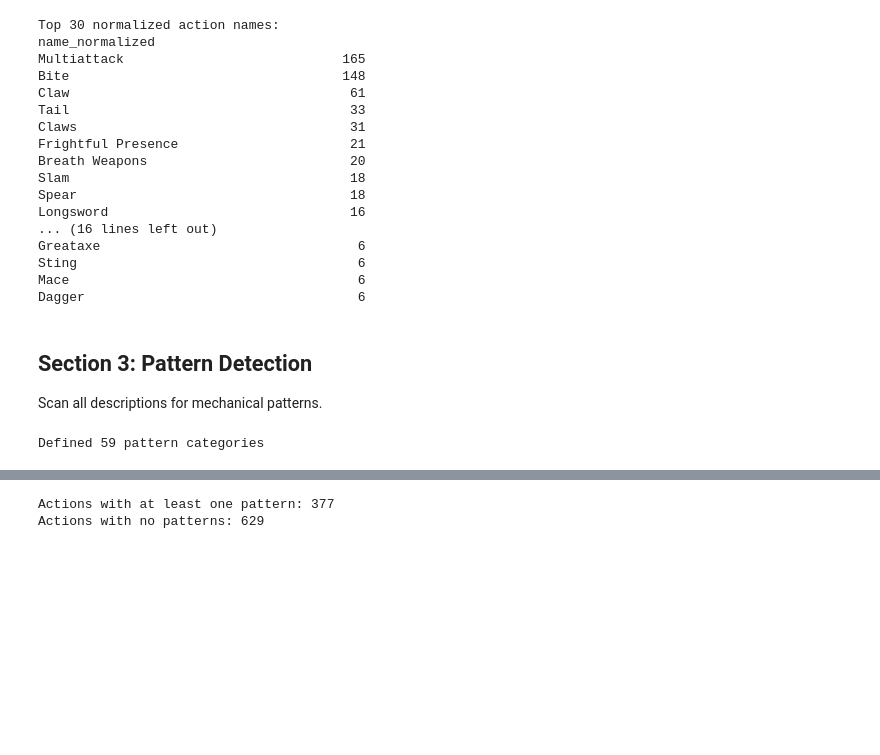
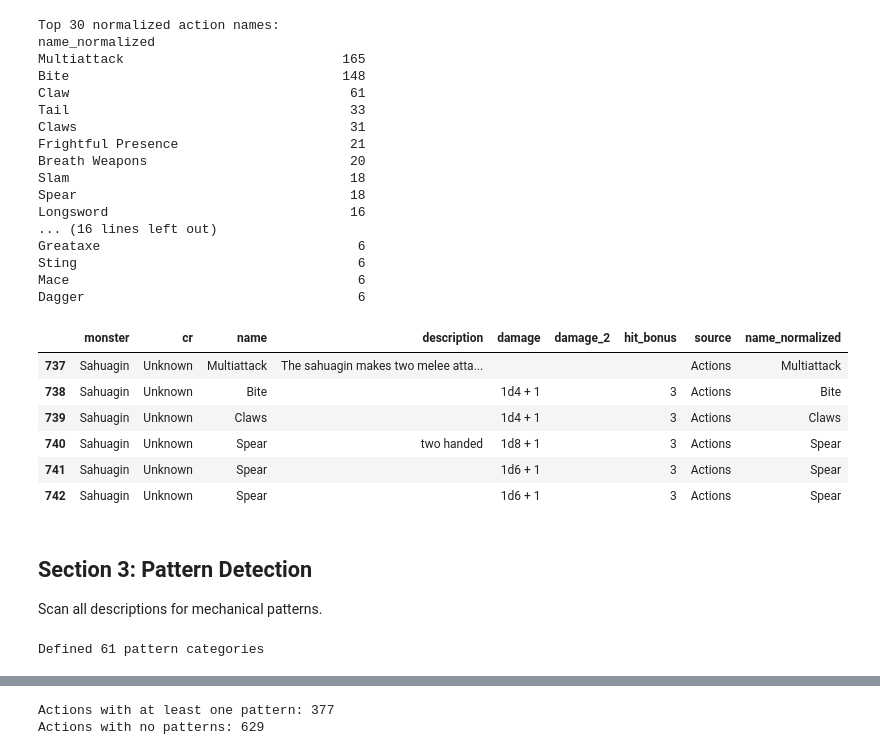
Before and after one commit to conorbarryhoke/matrix_v0, a Jupyter notebook: notebooks/exploration/feature_classification/notebooks/1_pattern_extraction.ipynb, the cells around one changed output, grey strips where cells are left out. Cells and saved outputs as stored; diff of their text form; code cells hidden in the pictures; blank space fills up the shorter version.

Commit message:
add hide patterns

```diff
--- a/notebooks/exploration/feature_classification/notebooks/1_pattern_extraction.ipynb
+++ b/notebooks/exploration/feature_classification/notebooks/1_pattern_extraction.ipynb
@@ -222,6 +234,16 @@ Greataxe                                 6
 Sting                                    6
 Mace                                     6
 Dagger                                   6
+# %%
+actions_df[actions_df['monster'] == 'Sahuagin']
+# %% [output]
+|  | monster | cr | name | description | damage | damage_2 | hit_bonus | source | name_normalized |
+| 737 | Sahuagin | Unknown | Multiattack | The sahuagin makes two melee atta... |  |  |  | Actions | Multiattack |
+| 738 | Sahuagin | Unknown | Bite |  | 1d4 + 1 |  | 3 | Actions | Bite |
+| 739 | Sahuagin | Unknown | Claws |  | 1d4 + 1 |  | 3 | Actions | Claws |
+| 740 | Sahuagin | Unknown | Spear | two handed | 1d8 + 1 |  | 3 | Actions | Spear |
+| 741 | Sahuagin | Unknown | Spear |  | 1d6 + 1 |  | 3 | Actions | Spear |
+| 742 | Sahuagin | Unknown | Spear |  | 1d6 + 1 |  | 3 | Actions | Spear |
 # %% [markdown]
 ## Section 3: Pattern Detection
 
@@ -294,6 +316,10 @@ PATTERN_DEFINITIONS = {
     'sneak_attack': r'sneak\s+attack',
     'surprise_attack': r'surpris(?:e|ed).*attack|attack.*surpris(?:e|ed)',
 
+    # Stealth / Hide abilities
+    'bonus_action_hide': r'(?:take|use)\s+the\s+(?:hide|disengage)\s+action\s+as\s+a\s+bonus\s+action|hide\s+action\s+as\s+a\s+bonus\s+action',
+    'stealth_advantage': r'advantage\s+on\s+(?:dexterity\s+)?\(?stealth\)?\s+checks?|naturally\s+stealthy',
+
     # Recharge abilities
     'recharge': r'recharge\s+\d+[-–]?\d*',
     'breath_weapon': r'breath(?:es?)?\s+(?:weapon|fire|frost|lightning|acid|poison)',
@@ -333,7 +359,7 @@ PATTERN_DEFINITIONS = {
 
 print(f"Defined {len(PATTERN_DEFINITIONS)} pattern categories")
 # %% [output]
-Defined 59 pattern categories
+Defined 61 pattern categories
 # %%
 def detect_patterns(text, patterns=PATTERN_DEFINITIONS):
     """Detect which patterns are present in text."""
```
Also changed, not shown: parts of 9 cells of this notebook, 6 other files.
